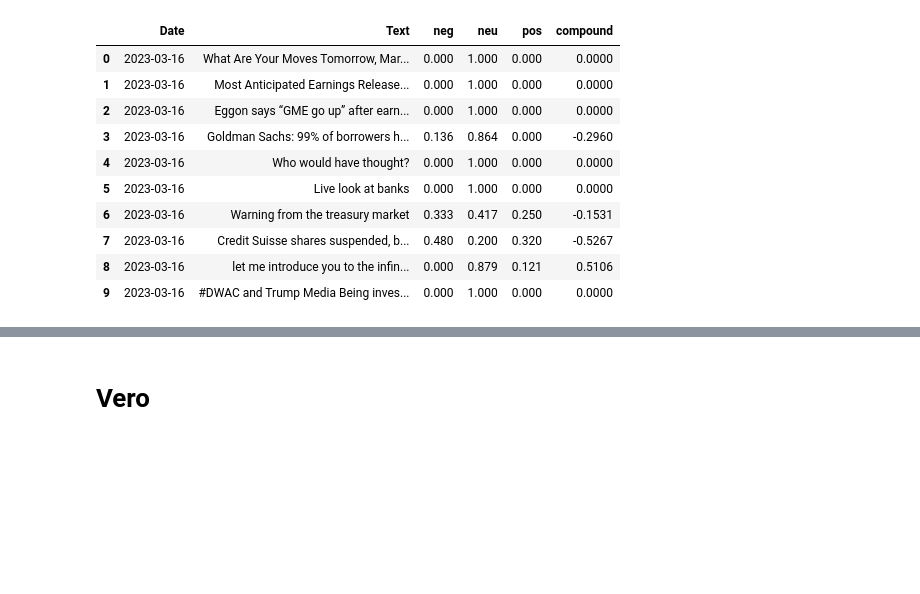
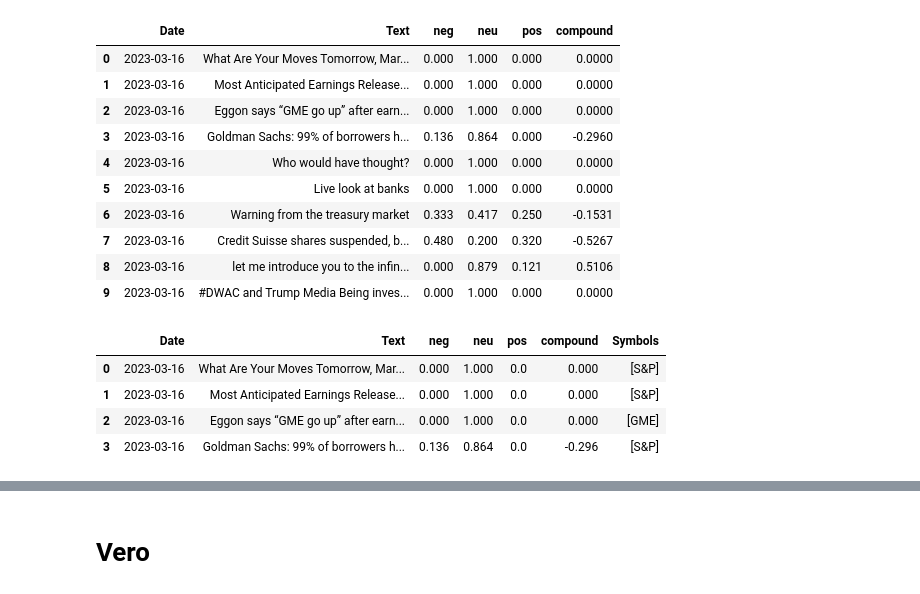
Before and after one commit to Christopher-jason/cjs-dissertation, a Jupyter notebook: Stocks/dissy_draft1.ipynb, the cells around one changed output, grey strips where cells are left out. Saved outputs shown, nothing was run; the diff lists cells and outputs as text; code cells hidden in the pictures; blank space fills up the shorter version.

```diff
--- a/Stocks/dissy_draft1.ipynb
+++ b/Stocks/dissy_draft1.ipynb
@@ -386,3 +393,12 @@ hot_vader.head(10)
 | 7 | 2023-03-16 | Credit Suisse shares suspended, b... | 0.480 | 0.200 | 0.320 | -0.5267 |
 | 8 | 2023-03-16 | let me introduce you to the infin... | 0.000 | 0.879 | 0.121 | 0.5106 |
 | 9 | 2023-03-16 | #DWAC and Trump Media Being inves... | 0.000 | 1.000 | 0.000 | 0.0000 |
+# %%
+hot_vader['Symbols'] = hot_ticker['matches']
+hot_vader.head(4)
+# %% [output]
+|  | Date | Text | neg | neu | pos | compound | Symbols |
+| 0 | 2023-03-16 | What Are Your Moves Tomorrow, Mar... | 0.000 | 1.000 | 0.0 | 0.000 | [S&P] |
+| 1 | 2023-03-16 | Most Anticipated Earnings Release... | 0.000 | 1.000 | 0.0 | 0.000 | [S&P] |
+| 2 | 2023-03-16 | Eggon says “GME go up” after earn... | 0.000 | 1.000 | 0.0 | 0.000 | [GME] |
+| 3 | 2023-03-16 | Goldman Sachs: 99% of borrowers h... | 0.136 | 0.864 | 0.0 | -0.296 | [S&P] |
```
Also changed, not shown: parts of 15 cells of this notebook, 3 other files.
